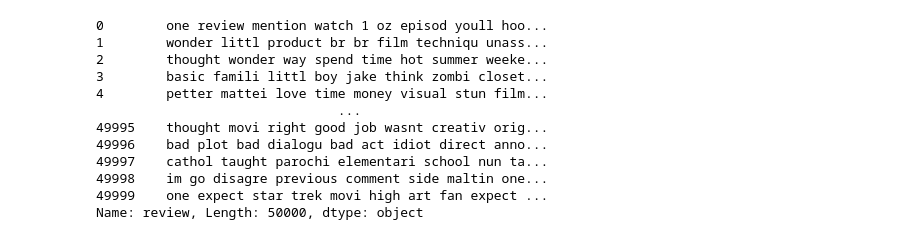
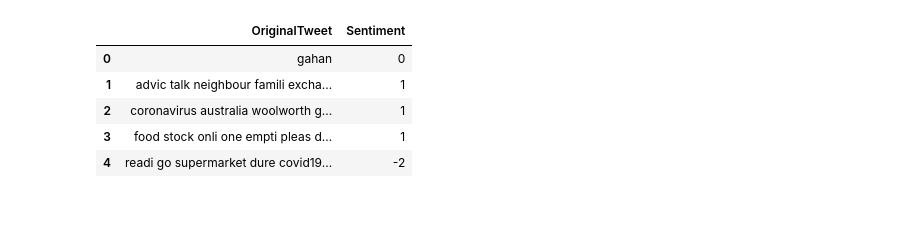
Before and after one commit to 3nws/twitter-text-classification, a Jupyter notebook: mnb_main.ipynb, the cells around one changed output. Drawn from its saved outputs; the diff is of its cells as text; code cells hidden in the pictures; blank space fills up the shorter version.

```diff
--- a/mnb_main.ipynb
+++ b/mnb_main.ipynb
@@ -108,24 +16,0 @@ def preprocess_tweets(tweet):
-# %%
-
-X = dataset['review']
-# X = dataset['tweet']
-# X = dataset['OriginalTweet']
-
-X = X.apply(preprocess_tweets)
-
-y = dataset['sentiment']
-# y = dataset['Sentiment']
-X
-# %% [output]
-0        one review mention watch 1 oz episod youll hoo...
-1        wonder littl product br br film techniqu unass...
-2        thought wonder way spend time hot summer weeke...
-3        basic famili littl boy jake think zombi closet...
-4        petter mattei love time money visual stun film...
-                               ...
-49995    thought movi right good job wasnt creativ orig...
-49996    bad plot bad dialogu bad act idiot direct anno...
-49997    cathol taught parochi elementari school nun ta...
-49998    im go disagre previous comment side maltin one...
-49999    one expect star trek movi high art fan expect ...
-Name: review, Length: 50000, dtype: object
@@ -134,0 +17,26 @@ tfidf = pickle.load(open(f"./vectors/imdb/tfidf_mnb_87", "rb"))
+# %%
+# dataset_dir = 'sentiment140'
+# dataset_dir = 'imdb'
+dataset_dir = 'coronaNLP'
+
+max_f = 50
+# max_f = 30
+max_f = 20
+max_f_str = str(max_f) + 'k'
+
+# n_gram = (1, 1)
+n_gram = (1, 2)
+# n_gram = (2, 2)
+
+# importing the processed dataframe
+df = joblib.load(f'./dataframes/df_{dataset_dir}.pkl')
+
+
+df.head()
+# %% [output]
+|  | OriginalTweet | Sentiment |
+| 0 | gahan | 0 |
+| 1 | advic talk neighbour famili excha... | 1 |
+| 2 | coronavirus australia woolworth g... | 1 |
+| 3 | food stock onli one empti pleas d... | 1 |
+| 4 | readi go supermarket dure covid19... | -2 |
```
Also changed, not shown: parts of 18 cells of this notebook, 3 other files.
